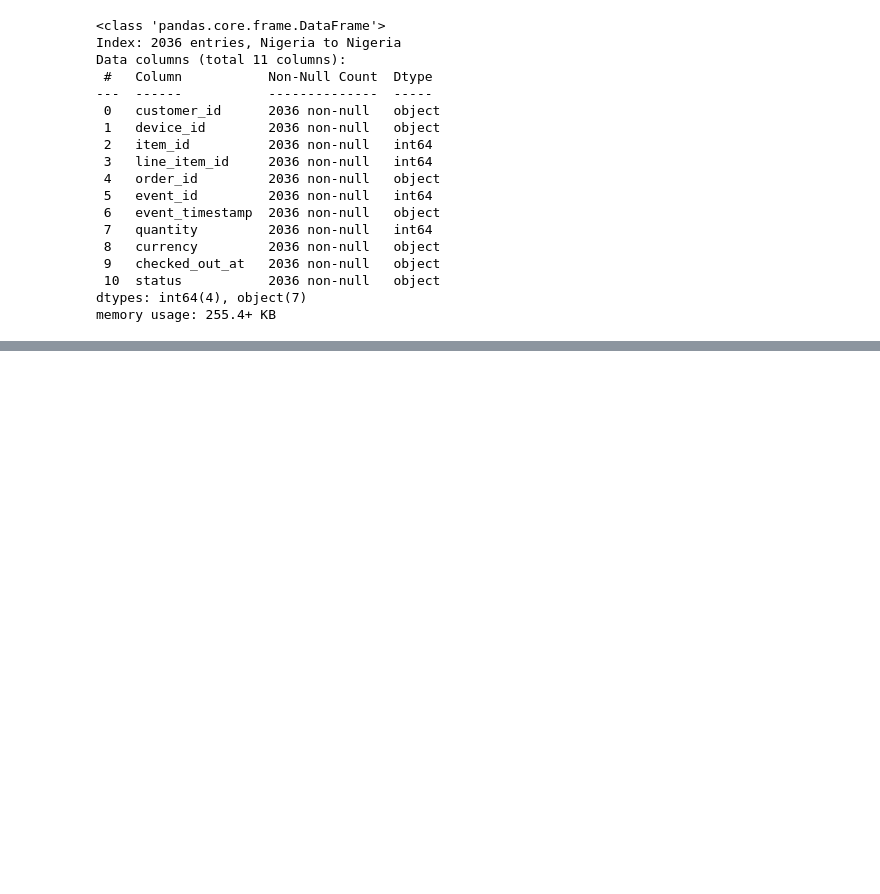
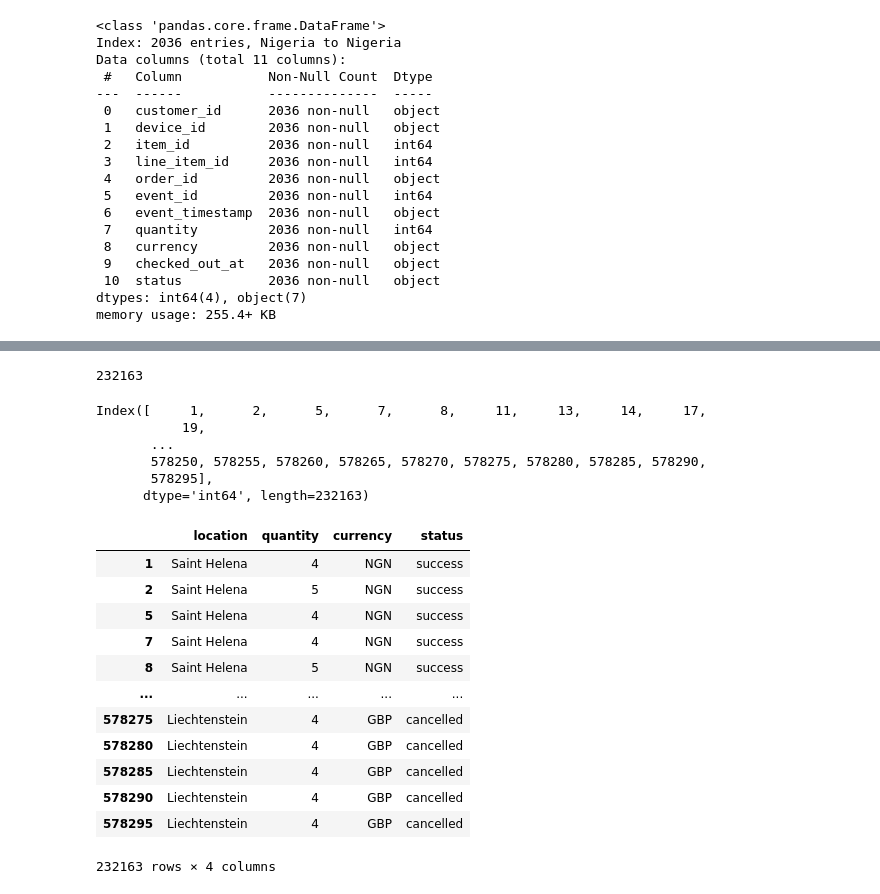
Before and after one commit to Oadenuga/Ai_engineering-Task, a Jupyter notebook: Adenuga_Task_15_DataW/task_15.ipynb, the cells around one changed output, grey strips where cells are left out. Saved outputs shown, nothing was run; the diff lists cells and outputs as text; code cells hidden in the pictures; blank space fills up the shorter version.

```diff
--- a/Adenuga_Task_15_DataW/task_15.ipynb
+++ b/Adenuga_Task_15_DataW/task_15.ipynb
@@ -919,0 +1218,33 @@ new_cuz.shape[0]
+# %%
+mask15=looping["quantity"] >=4
+# %%
+looping[mask15].shape[0]
+# %% [output]
+232163
+# %%
+looping[mask15].index
+# %% [output]
+Index([     1,      2,      5,      7,      8,     11,     13,     14,     17,
+           19,
+       ...
+       578250, 578255, 578260, 578265, 578270, 578275, 578280, 578285, 578290,
+       578295],
+      dtype='int64', length=232163)
+# %%
+most_quants = looping.drop(index = looping[~mask15].index)
+# %%
+most_quants
+# %% [output]
+|  | location | quantity | currency | status |
+| 1 | Saint Helena | 4 | NGN | success |
+| 2 | Saint Helena | 5 | NGN | success |
+| 5 | Saint Helena | 4 | NGN | success |
+| 7 | Saint Helena | 4 | NGN | success |
+| 8 | Saint Helena | 5 | NGN | success |
+| ... | ... | ... | ... | ... |
+| 578275 | Liechtenstein | 4 | GBP | cancelled |
+| 578280 | Liechtenstein | 4 | GBP | cancelled |
+| 578285 | Liechtenstein | 4 | GBP | cancelled |
+| 578290 | Liechtenstein | 4 | GBP | cancelled |
+| 578295 | Liechtenstein | 4 | GBP | cancelled |
+232163 rows × 4 columns
```
Also changed, not shown: parts of 57 cells of this notebook, 1 other file.
